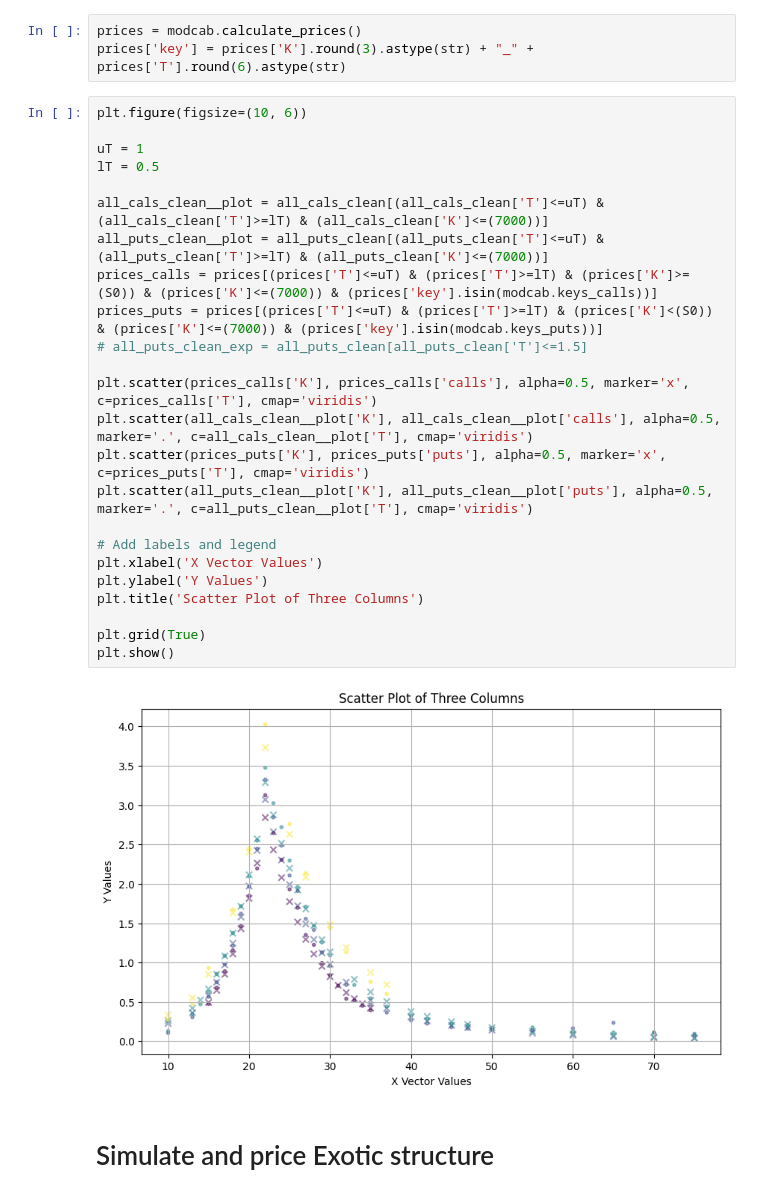
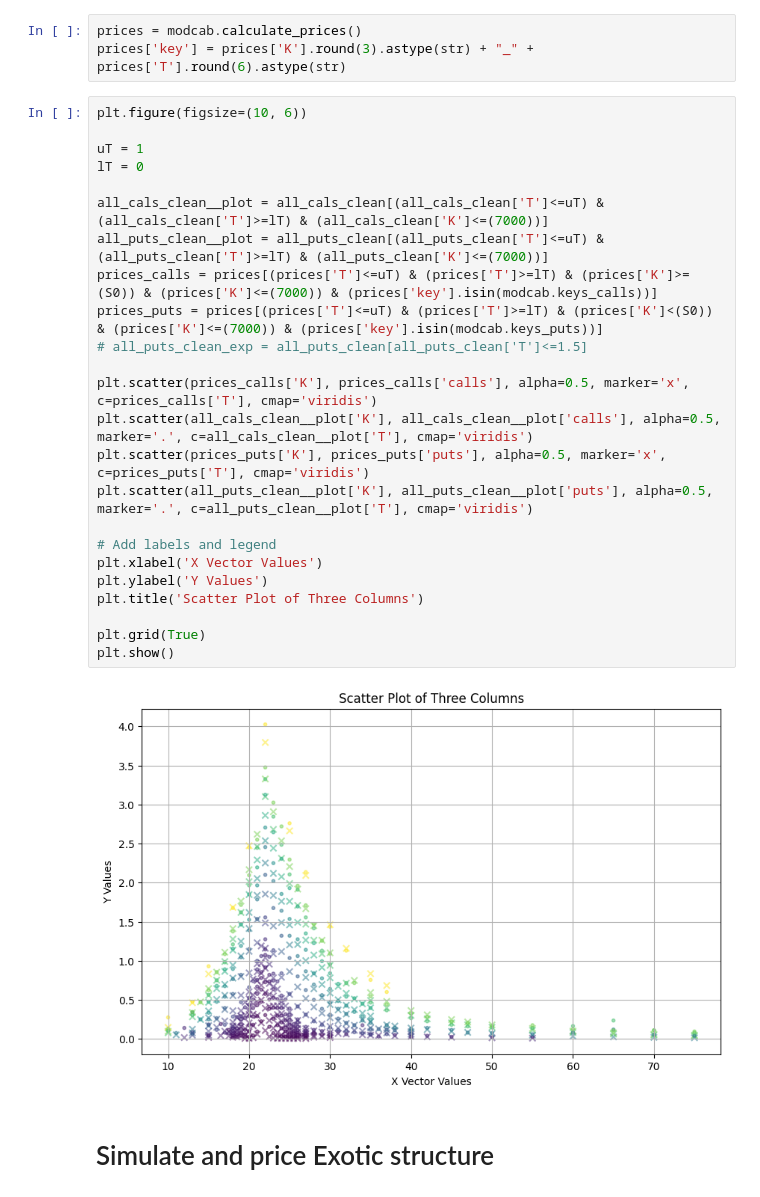
Before and after one commit to Naxzele/BonusCert, a Jupyter notebook: BonusCert.ipynb, the cells around one changed output. Drawn from its saved outputs; the diff is of its cells as text.

```diff
--- a/BonusCert.ipynb
+++ b/BonusCert.ipynb
@@ -203,29 +203,29 @@ prices['key'] = prices['K'].round(3).astype(str) + "_" + prices['T'].round(6).as
 # %%
 plt.figure(figsize=(10, 6))
 
 uT = 1
-lT = 0.5
+lT = 0
 
 all_cals_clean__plot = all_cals_clean[(all_cals_clean['T']<=uT) & (all_cals_clean['T']>=lT) & (all_cals_clean['K']<=(7000))]
 all_puts_clean__plot = all_puts_clean[(all_puts_clean['T']<=uT) & (all_puts_clean['T']>=lT) & (all_puts_clean['K']<=(7000))]
 prices_calls = prices[(prices['T']<=uT) & (prices['T']>=lT) & (prices['K']>=(S0)) & (prices['K']<=(7000)) & (prices['key'].isin(modcab.keys_calls))]
 prices_puts = prices[(prices['T']<=uT) & (prices['T']>=lT) & (prices['K']<(S0)) & (prices['K']<=(7000)) & (prices['key'].isin(modcab.keys_puts))]
 # all_puts_clean_exp = all_puts_clean[all_puts_clean['T']<=1.5]
 
 plt.scatter(prices_calls['K'], prices_calls['calls'], alpha=0.5, marker='x', c=prices_calls['T'], cmap='viridis')
 plt.scatter(all_cals_clean__plot['K'], all_cals_clean__plot['calls'], alpha=0.5, marker='.', c=all_cals_clean__plot['T'], cmap='viridis')
 plt.scatter(prices_puts['K'], prices_puts['puts'], alpha=0.5, marker='x', c=prices_puts['T'], cmap='viridis')
 plt.scatter(all_puts_clean__plot['K'], all_puts_clean__plot['puts'], alpha=0.5, marker='.', c=all_puts_clean__plot['T'], cmap='viridis')
 
 # Add labels and legend
 plt.xlabel('X Vector Values')
 plt.ylabel('Y Values')
 plt.title('Scatter Plot of Three Columns')
 
 plt.grid(True)
 plt.show()
 # %% [output]
-[figure, old version]
+[figure, new version]
 # %% [markdown]
 # Simulate and price Exotic structure
 # %%
```
Also changed, not shown: parts of 7 cells of this notebook, 2 other files.
